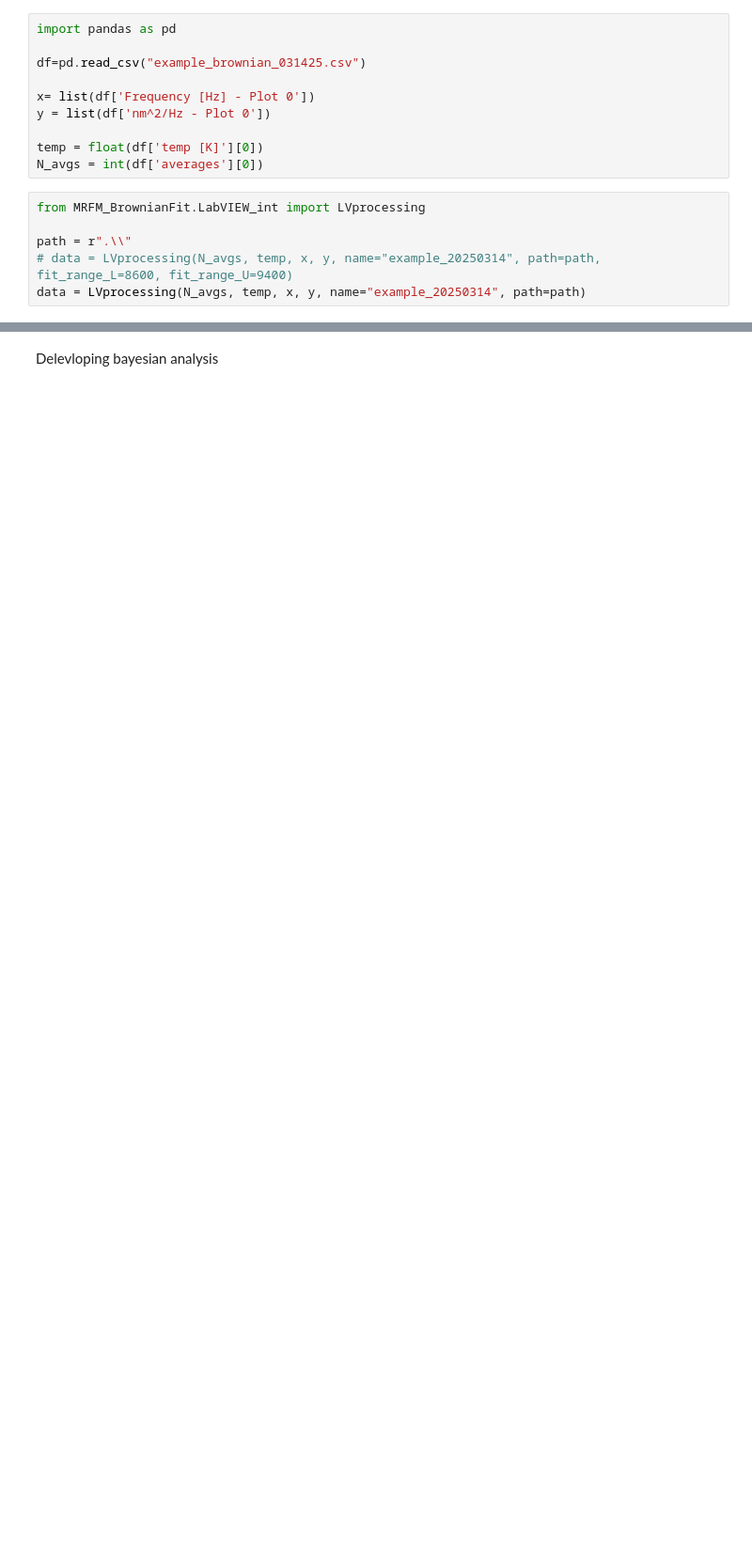
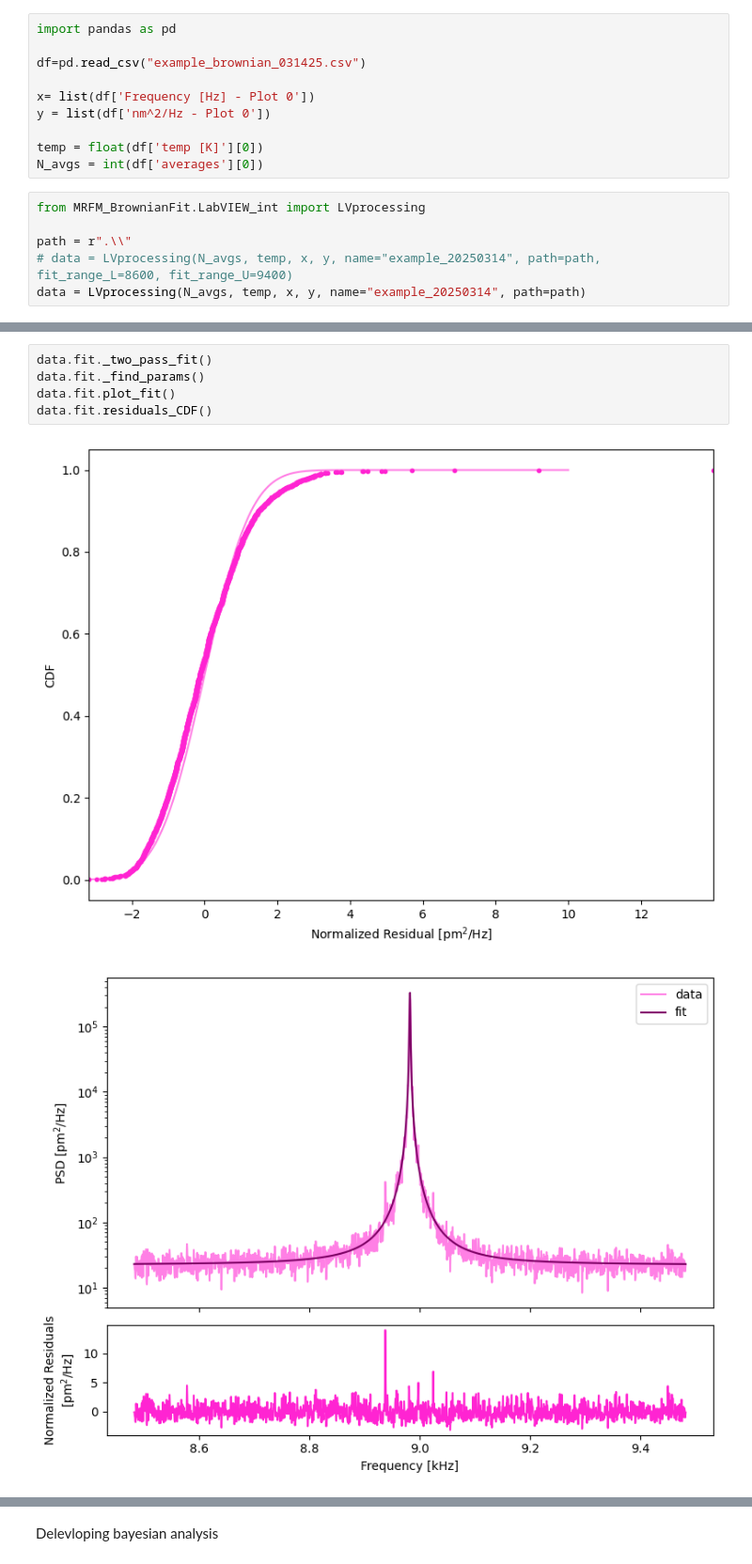
Before and after one commit to klb346/MRFM_BrownianFit, a Jupyter notebook: examples/mrfm_brownian_fit_test_20250522_KLB.ipynb, the cells around one changed output, grey strips where cells are left out. Shown at 94% size. Cells and saved outputs as stored; diff of their text form; blank space fills up the shorter version.

```diff
--- a/examples/mrfm_brownian_fit_test_20250522_KLB.ipynb
+++ b/examples/mrfm_brownian_fit_test_20250522_KLB.ipynb
@@ -20,0 +22,8 @@ ValueError: The model function generated NaN values and the fit aborted! Please
+# %%
+data.fit._two_pass_fit()
+data.fit._find_params()
+data.fit.plot_fit()
+data.fit.residuals_CDF()
+# %% [output]
+[figure, added]
+[figure, added]
```
Also changed, not shown: parts of 3 cells of this notebook, 1 other file.
